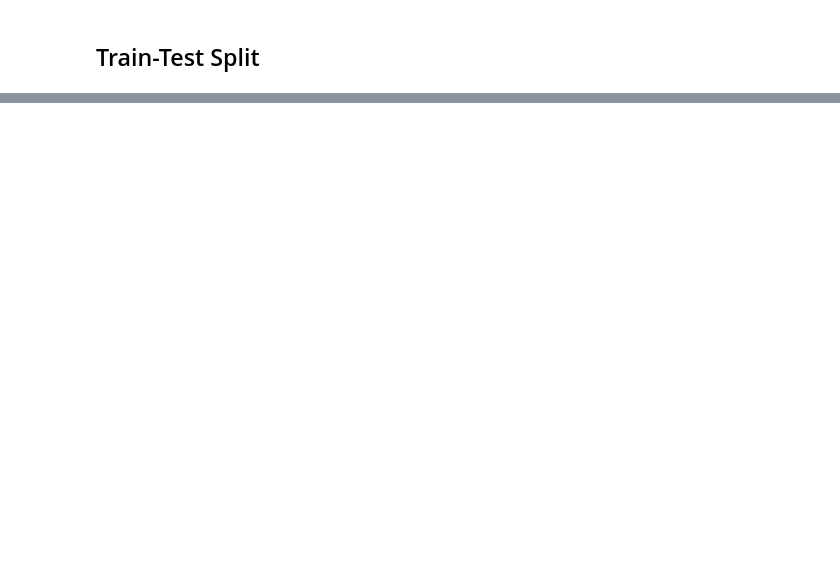
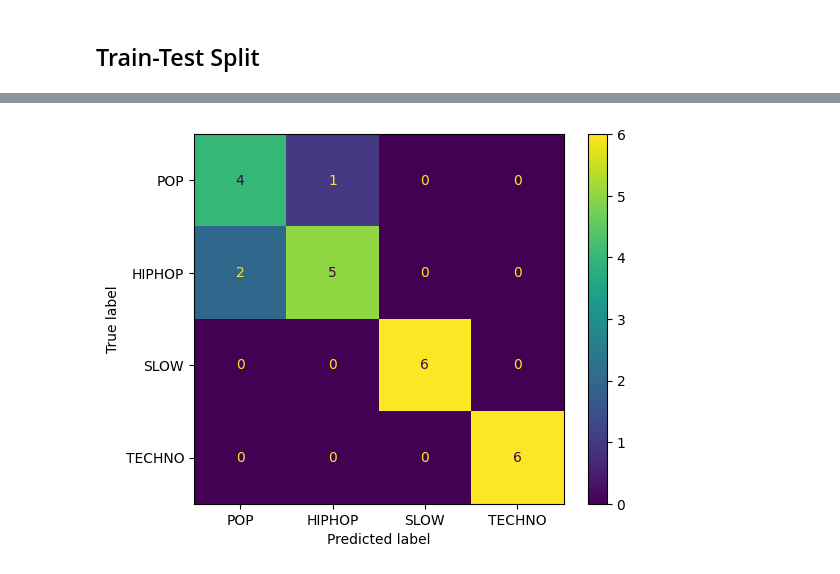
Before and after one commit to ardaergin/ML4QS, a Jupyter notebook: engineering.ipynb, the cells around one changed output, grey strips where cells are left out. Cells and saved outputs as stored; diff of their text form; code cells hidden in the pictures; blank space fills up the shorter version.

Commit message:
new src python files and engineering.ipynb update

```diff
--- a/engineering.ipynb
+++ b/engineering.ipynb
@@ -37,0 +79,4 @@ df = grouped_df.copy()
+# %%
+from scr.engineering import *
+result_df = aggregate_data(df)
+df = result_df.copy()
@@ -61 +87,4 @@ y_test = test_df['label']
+# %%
+from scr.split_data import *
+X_train, y_train, X_val, y_val, X_test, y_test = split_data(df, train_size=4, val_size=1)
 # %% [markdown]
@@ -63,6 +91,0 @@ y_test = test_df['label']
-# %%
-# Encode target labels
-le = LabelEncoder()
-y_train = le.fit_transform(y_train)
-y_val = le.transform(y_val)
-y_test = le.transform(y_test)
@@ -97,4 +92,11 @@ model = lgb.LGBMClassifier(
 # %%
+# Initialize the LGBMClassifier
+model = lgb.LGBMClassifier(
+    boosting_type='gbdt',
+    num_leaves=50,
+    learning_rate=0.05,
+    n_estimators=100)
+
 # Fit the model
 model.fit(X_train, y_train, eval_set=[(X_val, y_val)])
 
@@ -126,0 +131,9 @@ Test accuracy: 0.25
+# %%
+conf_mat = confusion_matrix(y_pred, y_test)
+
+disp = ConfusionMatrixDisplay(confusion_matrix=conf_mat,
+                              display_labels=['POP','HIPHOP','SLOW','TECHNO'])
+disp.plot()
+plt.show()
+# %% [output]
+[figure, added]
```
Also changed, not shown: parts of 19 cells of this notebook, 3 other files.
